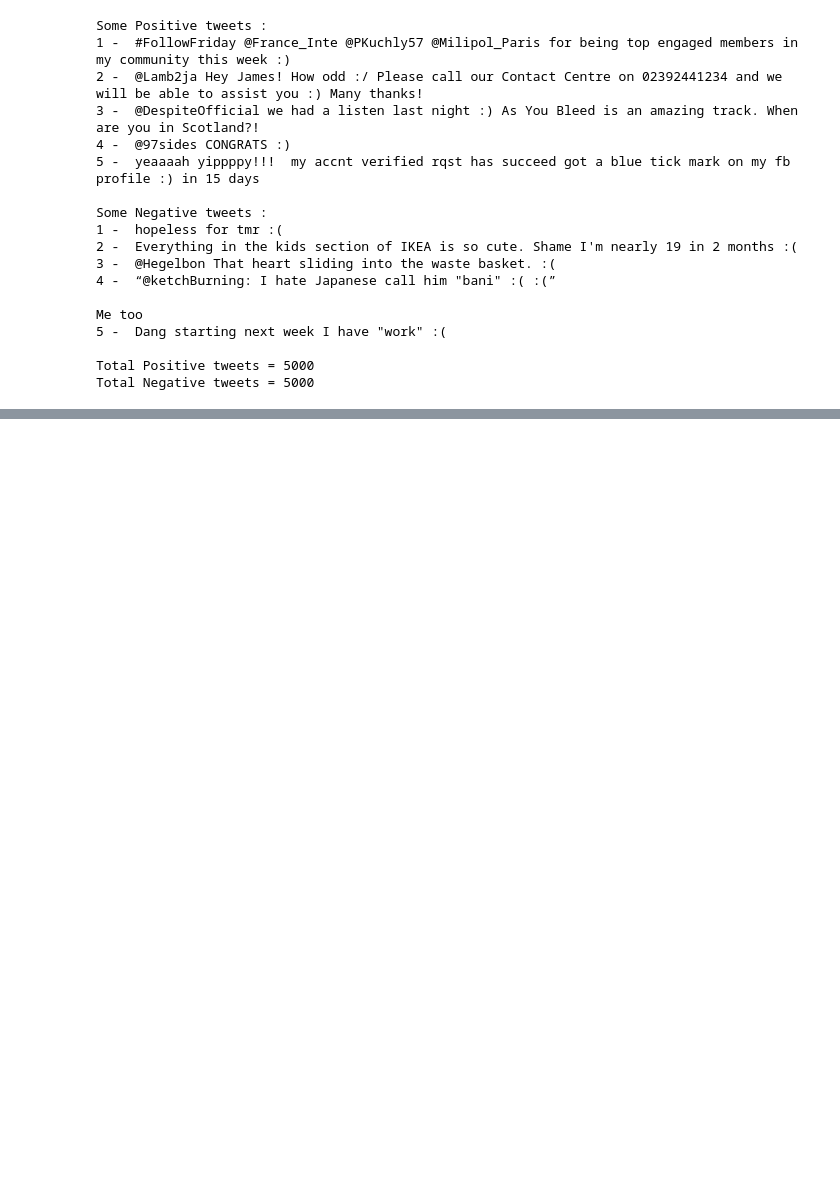
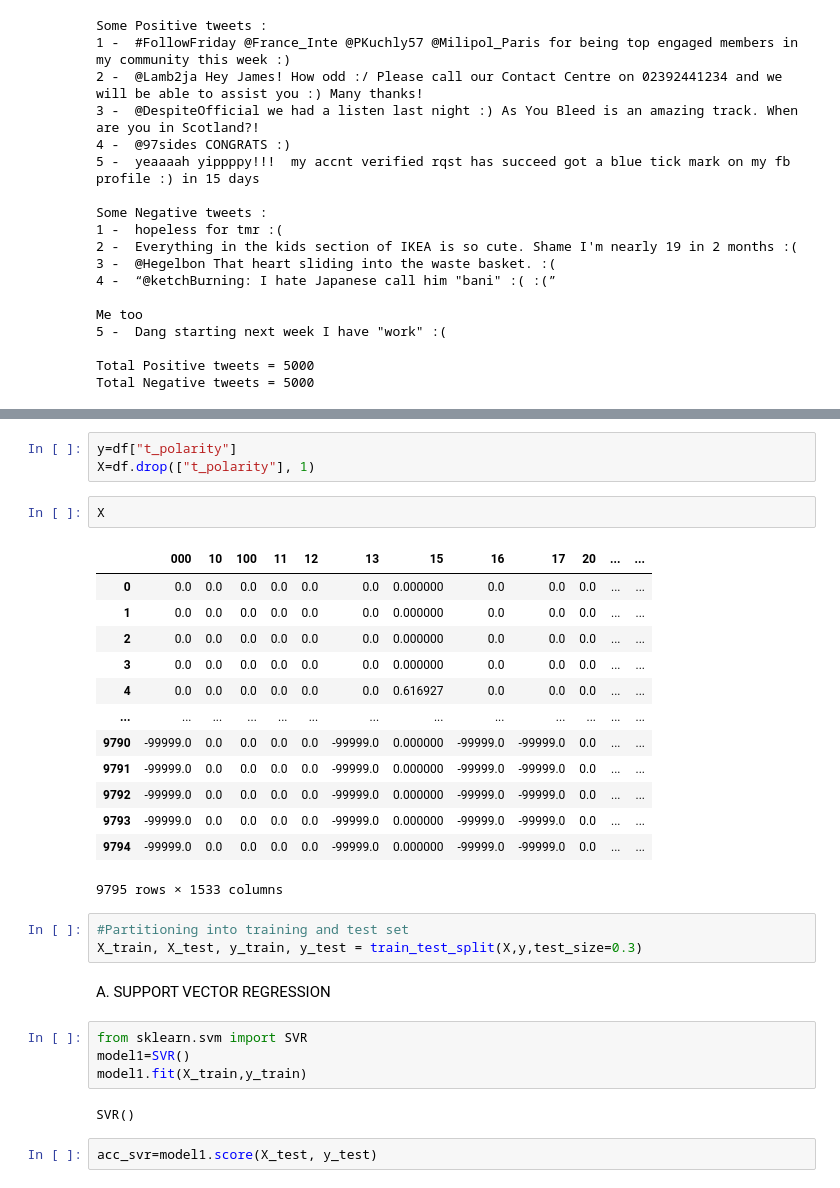
Before and after one commit to chandrakshitiz/tsa_ml, a Jupyter notebook: tweet_analysis.ipynb, the cells around one changed output, grey strips where cells are left out. Drawn from its saved outputs; the diff is of its cells as text; blank space fills up the shorter version.

Commit message:
Add feature extraction and applied ml techniques
Feature extraction is done using TF-IDF and various sklearn classifiers are used to make model

```diff
--- a/tweet_analysis.ipynb
+++ b/tweet_analysis.ipynb
@@ -129,0 +212,32 @@ True
+# %%
+y=df["t_polarity"]
+X=df.drop(["t_polarity"], 1)
+# %%
+X
+# %% [output]
+|  | 000 | 10 | 100 | 11 | 12 | 13 | 15 | 16 | 17 | 20 | ... | ... |
+| 0 | 0.0 | 0.0 | 0.0 | 0.0 | 0.0 | 0.0 | 0.000000 | 0.0 | 0.0 | 0.0 | ... | ... |
+| 1 | 0.0 | 0.0 | 0.0 | 0.0 | 0.0 | 0.0 | 0.000000 | 0.0 | 0.0 | 0.0 | ... | ... |
+| 2 | 0.0 | 0.0 | 0.0 | 0.0 | 0.0 | 0.0 | 0.000000 | 0.0 | 0.0 | 0.0 | ... | ... |
+| 3 | 0.0 | 0.0 | 0.0 | 0.0 | 0.0 | 0.0 | 0.000000 | 0.0 | 0.0 | 0.0 | ... | ... |
+| 4 | 0.0 | 0.0 | 0.0 | 0.0 | 0.0 | 0.0 | 0.616927 | 0.0 | 0.0 | 0.0 | ... | ... |
+| ... | ... | ... | ... | ... | ... | ... | ... | ... | ... | ... | ... | ... |
+| 9790 | -99999.0 | 0.0 | 0.0 | 0.0 | 0.0 | -99999.0 | 0.000000 | -99999.0 | -99999.0 | 0.0 | ... | ... |
+| 9791 | -99999.0 | 0.0 | 0.0 | 0.0 | 0.0 | -99999.0 | 0.000000 | -99999.0 | -99999.0 | 0.0 | ... | ... |
+| 9792 | -99999.0 | 0.0 | 0.0 | 0.0 | 0.0 | -99999.0 | 0.000000 | -99999.0 | -99999.0 | 0.0 | ... | ... |
+| 9793 | -99999.0 | 0.0 | 0.0 | 0.0 | 0.0 | -99999.0 | 0.000000 | -99999.0 | -99999.0 | 0.0 | ... | ... |
+| 9794 | -99999.0 | 0.0 | 0.0 | 0.0 | 0.0 | -99999.0 | 0.000000 | -99999.0 | -99999.0 | 0.0 | ... | ... |
+9795 rows × 1533 columns
+# %%
+#Partitioning into training and test set
+X_train, X_test, y_train, y_test = train_test_split(X,y,test_size=0.3)
+# %% [markdown]
+A. SUPPORT VECTOR REGRESSION
+# %%
+from sklearn.svm import SVR
+model1=SVR()
+model1.fit(X_train,y_train)
+# %% [output]
+SVR()
+# %%
+acc_svr=model1.score(X_test, y_test)
```
Also changed, not shown: parts of 22 cells of this notebook.
